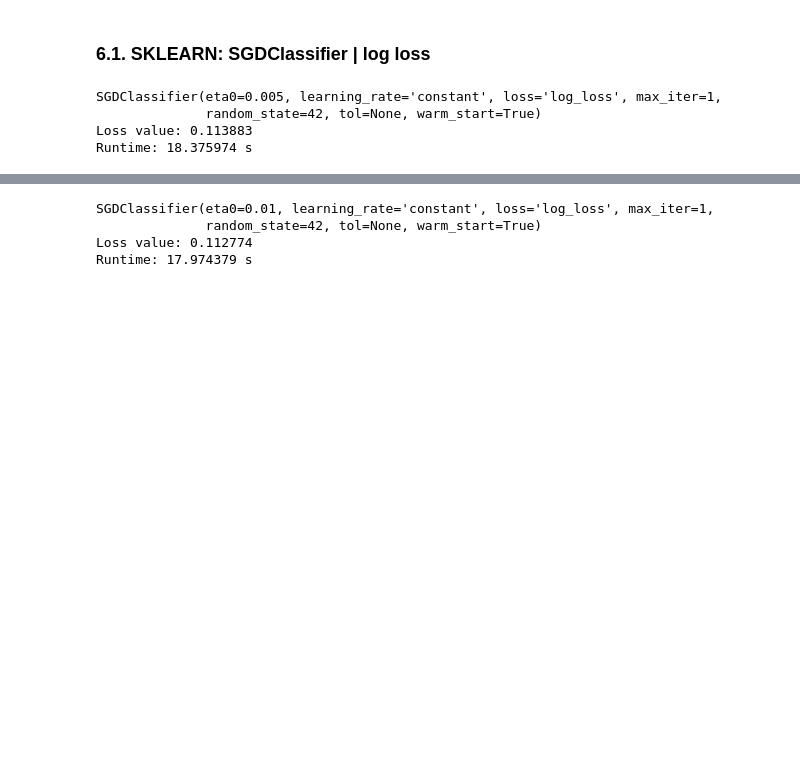
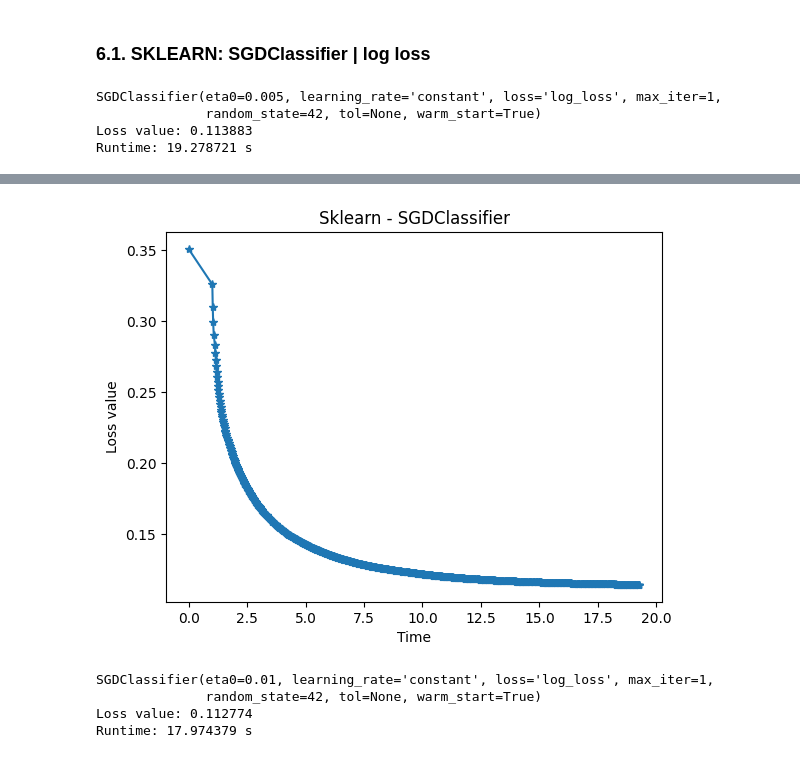
Before and after one commit to DucTrung1802/advanced-optimization, a Jupyter notebook: hw2/advanced_optimization_hw2.ipynb, the cells around one changed output, grey strips where cells are left out. Saved outputs shown, nothing was run; the diff lists cells and outputs as text; code cells hidden in the pictures; blank space fills up the shorter version.

```diff
--- a/hw2/advanced_optimization_hw2.ipynb
+++ b/hw2/advanced_optimization_hw2.ipynb
@@ -1593,8 +1614,10 @@ for lr in learning_rates:
         ADDITIONAL_PARAMETERS["gamma"] = gamma
 
         (
-            w_MOMENTUM_GRADIENT_DESCENT_FIX_LEARNING_RATE,
-            best_loss_value_MOMENTUM_GRADIENT_DESCENT_FIX_LEARNING_RATE,
+            MOMENTUM_GRADIENT_DESCENT_FIX_LEARNING_RATE_w,
+            MOMENTUM_GRADIENT_DESCENT_FIX_LEARNING_RATE_loss_value,
+            MOMENTUM_GRADIENT_DESCENT_FIX_LEARNING_RATE_time_array,
+            MOMENTUM_GRADIENT_DESCENT_FIX_LEARNING_RATE_w_tith_time,
         ) = one_for_all(
             algorithm_type=ALGORITHM_TYPE,
             Xbar=Xbar,
@@ -1689,7 +1712,7 @@ for a in ALPHA:
 
             (
                 MOMENTUM_GRADIENT_DESCENT_BACKTRACKING_LEARNING_RATE_w,
-                MOMENTUM_GRADIENT_DESCENT_BACKTRACKING_LEARNING_RATE_best_loss_value,
+                MOMENTUM_GRADIENT_DESCENT_BACKTRACKING_LEARNING_RATE__loss_value,
                 MOMENTUM_GRADIENT_DESCENT_BACKTRACKING_LEARNING_RATE_time_array,
                 MOMENTUM_GRADIENT_DESCENT_BACKTRACKING_LEARNING_RATE_w_tith_time,
             ) = one_for_all(
@@ -1798,7 +1821,7 @@ for lr in INITIAL_LEARNING_RATE:
 
         (
             NESTEROV_GRADIENT_DESCENT_FIX_LEARNING_RATE_w,
-            NESTEROV_GRADIENT_DESCENT_FIX_LEARNING_RATE_best_loss_value,
+            NESTEROV_GRADIENT_DESCENT_FIX_LEARNING_RATE__loss_value,
             NESTEROV_GRADIENT_DESCENT_FIX_LEARNING_RATE_time_array,
             NESTEROV_GRADIENT_DESCENT_FIX_LEARNING_RATE_w_tith_time,
         ) = one_for_all(
@@ -1917,7 +1940,7 @@ for lr in INITIAL_LEARNING_RATE:
 
                 (
                     NESTEROV_GRADIENT_DESCENT_BACKTRACKING_LEARNING_RATE_w,
-                    NESTEROV_GRADIENT_DESCENT_BACKTRACKING_LEARNING_RATE_best_loss_value,
+                    NESTEROV_GRADIENT_DESCENT_BACKTRACKING_LEARNING_RATE__loss_value,
                     NESTEROV_GRADIENT_DESCENT_BACKTRACKING_LEARNING_RATE_time_array,
                     NESTEROV_GRADIENT_DESCENT_BACKTRACKING_LEARNING_RATE_w_tith_time,
                 ) = one_for_all(
@@ -1951,41 +1974,60 @@ sklearn_SGDClassifier_model = SGDClassifier(
     max_iter=1,
     tol=None,
     random_state=42,
     warm_start=True,
 )
 
-log_loss_values = []
+sklearn_SGDClassifier_model_time_array_log_loss_values = []
 
+sklearn_SGDClassifier_model_time_array = [0]
+start_time = time.time()
+time_step = 1
 
-start_time = time.time()
-
+sklearn_SGDClassifier_model_epoch_count = [1]
 for epoch in range(1, NUMBER_OF_EPOCHS + 1):  # Train for NUMBER_OF_EPOCHS epochs
     sklearn_SGDClassifier_model.fit(X_fit, y)
     y_prob = sklearn_SGDClassifier_model.predict_proba(X_fit)
     loss = log_loss(y, y_prob)
-    log_loss_values.append(loss)
+    sklearn_SGDClassifier_model_time_array_log_loss_values.append(loss)
+
+    current_time = time.time()
+    if current_time - start_time >= time_step:
+        sklearn_SGDClassifier_model_time_array.append(current_time - start_time)
+
+    sklearn_SGDClassifier_model_epoch_count.append(
+        sklearn_SGDClassifier_model_epoch_count[-1] + 1
+    )
 
 end_time = time.time()
 
 # Print result
 print(f"{sklearn_SGDClassifier_model}")
-print(f"Loss value: {log_loss_values[-1]:.6f}")
+print(f"Loss value: {sklearn_SGDClassifier_model_time_array_log_loss_values[-1]:.6f}")
 print(f"Runtime: {(end_time - start_time):.6f} s")
 
-# Plot the loss curve
-plt.plot(range(1, NUMBER_OF_EPOCHS + 1), log_loss_values, marker="*")
+# Plot loss value along epoch
+plt.plot(range(1, NUMBER_OF_EPOCHS + 1), sklearn_SGDClassifier_model_time_array_log_loss_values, marker="*")
 plt.xlabel("Epoch")
 plt.ylabel("Loss value")
 plt.title(
     f"Sklearn - SGDClassifier | nepochs: {NUMBER_OF_EPOCHS} | learning rate: {INITIAL_LEARNING_RATE}"
 )
 plt.show()
+
+# Plot loss value along time
+limit = min(len(sklearn_SGDClassifier_model_time_array), len(sklearn_SGDClassifier_model_time_array_log_loss_values))
+plt.plot(sklearn_SGDClassifier_model_time_array[:limit], sklearn_SGDClassifier_model_time_array_log_loss_values[:limit], marker="*")
+plt.xlabel("Time")
+plt.ylabel("Loss value")
+plt.title(f"Sklearn - SGDClassifier")
+plt.show()
 # %% [output]
 SGDClassifier(eta0=0.005, learning_rate='constant', loss='log_loss', max_iter=1,
               random_state=42, tol=None, warm_start=True)
 Loss value: 0.113883
-Runtime: 18.375974 s
+Runtime: 19.278721 s
 [figure]
+[figure, added]
 # %%
 NUMBER_OF_EPOCHS = 1000
 INITIAL_LEARNING_RATE = 0.01
```
Also changed, not shown: parts of 59 cells of this notebook.
